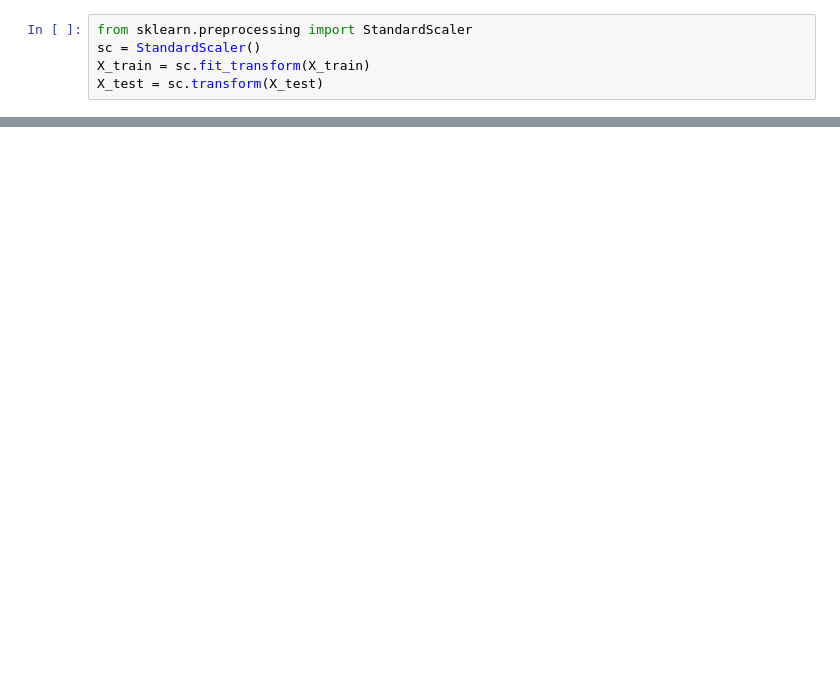
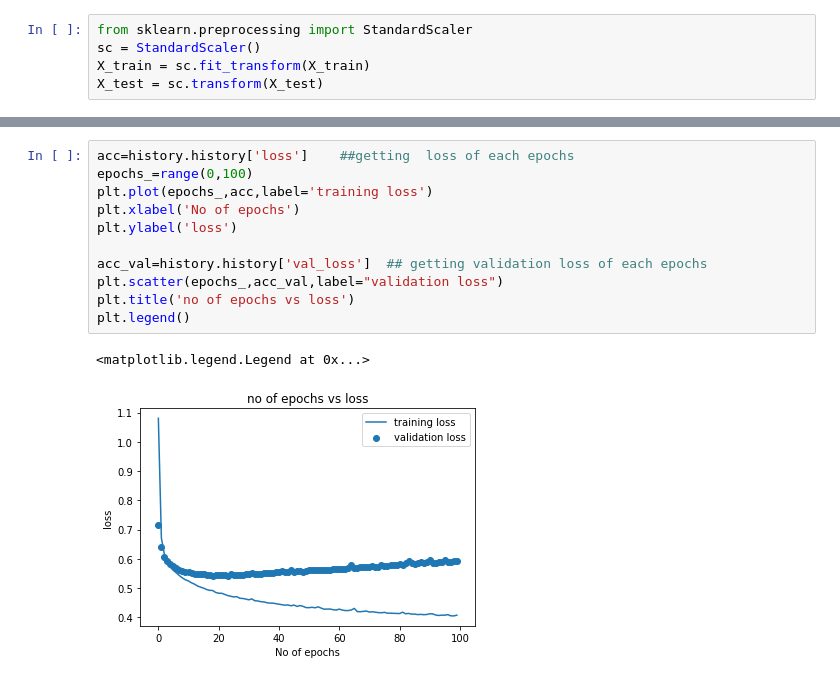
Before and after one commit to akingulpinar/CNG562_Otto_Product_Classification, a Jupyter notebook: Gulpinar_Otto_Product_Classification.ipynb, the cells around one changed output, grey strips where cells are left out. Saved outputs shown, nothing was run; the diff lists cells and outputs as text; blank space fills up the shorter version.

```diff
--- a/Gulpinar_Otto_Product_Classification.ipynb
+++ b/Gulpinar_Otto_Product_Classification.ipynb
@@ -57,0 +104,14 @@ print("Baseline: %.2f%% (%.2f%%)" % (results.mean()*100, results.std()*100))
+# %%
+acc=history.history['loss']    ##getting  loss of each epochs
+epochs_=range(0,100)
+plt.plot(epochs_,acc,label='training loss')
+plt.xlabel('No of epochs')
+plt.ylabel('loss')
+
+acc_val=history.history['val_loss']  ## getting validation loss of each epochs
+plt.scatter(epochs_,acc_val,label="validation loss")
+plt.title('no of epochs vs loss')
+plt.legend()
+# %% [output]
+<matplotlib.legend.Legend at 0x...>
+[figure, added]
```
Also changed, not shown: parts of 14 cells of this notebook.
